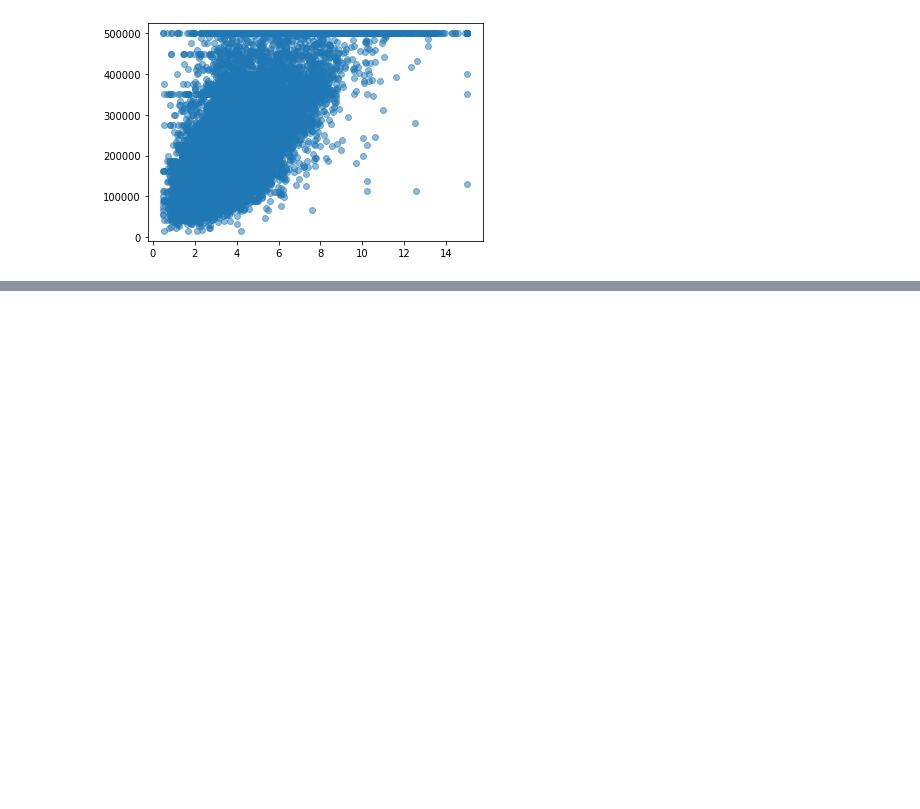
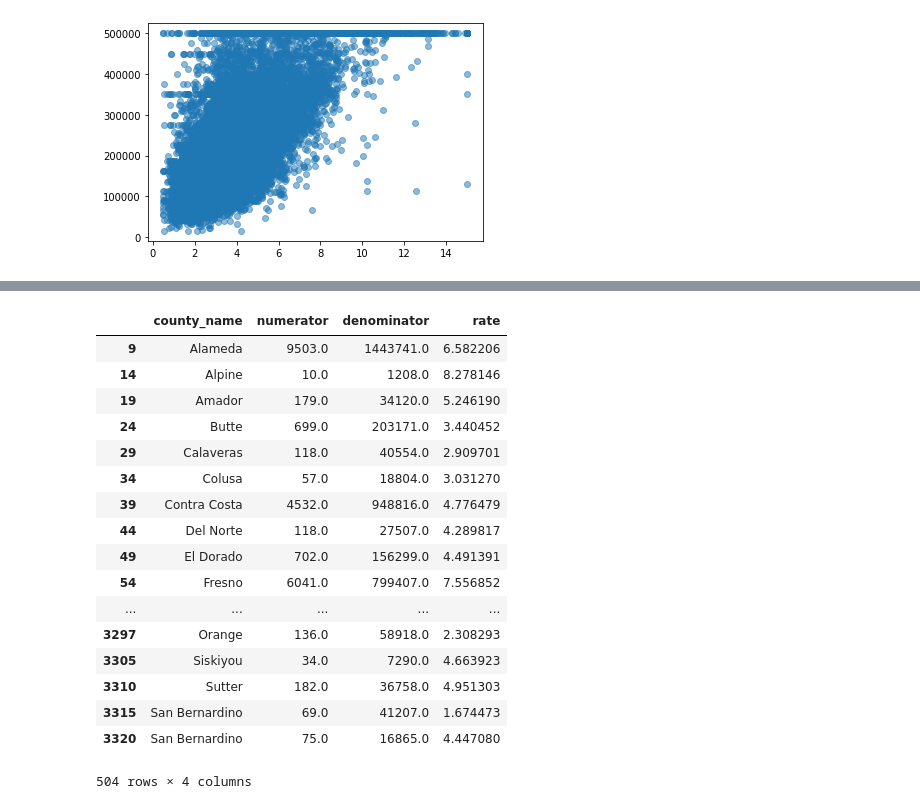
Before and after one commit to phamkdaniel/Cali-Housing-Project, a Jupyter notebook: kevin_exploring.ipynb, the cells around one changed output, grey strips where cells are left out. Cells and saved outputs as stored; diff of their text form; code cells hidden in the pictures; blank space fills up the shorter version.

```diff
--- a/kevin_exploring.ipynb
+++ b/kevin_exploring.ipynb
@@ -159,0 +182,22 @@ columndrop_crimedata_2000
+# %%
+county_crime_rate_df = columndrop_crimedata_2000.loc[columndrop_crimedata_2000["rate"].notnull(), :]
+county_crime_rate_df
+# %% [output]
+|  | county_name | numerator | denominator | rate |
+| 9 | Alameda | 9503.0 | 1443741.0 | 6.582206 |
+| 14 | Alpine | 10.0 | 1208.0 | 8.278146 |
+| 19 | Amador | 179.0 | 34120.0 | 5.246190 |
+| 24 | Butte | 699.0 | 203171.0 | 3.440452 |
+| 29 | Calaveras | 118.0 | 40554.0 | 2.909701 |
+| 34 | Colusa | 57.0 | 18804.0 | 3.031270 |
+| 39 | Contra Costa | 4532.0 | 948816.0 | 4.776479 |
+| 44 | Del Norte | 118.0 | 27507.0 | 4.289817 |
+| 49 | El Dorado | 702.0 | 156299.0 | 4.491391 |
+| 54 | Fresno | 6041.0 | 799407.0 | 7.556852 |
+| ... | ... | ... | ... | ... |
+| 3297 | Orange | 136.0 | 58918.0 | 2.308293 |
+| 3305 | Siskiyou | 34.0 | 7290.0 | 4.663923 |
+| 3310 | Sutter | 182.0 | 36758.0 | 4.951303 |
+| 3315 | San Bernardino | 69.0 | 41207.0 | 1.674473 |
+| 3320 | San Bernardino | 75.0 | 16865.0 | 4.447080 |
+504 rows × 4 columns
```
Also changed, not shown: parts of 7 cells of this notebook.
